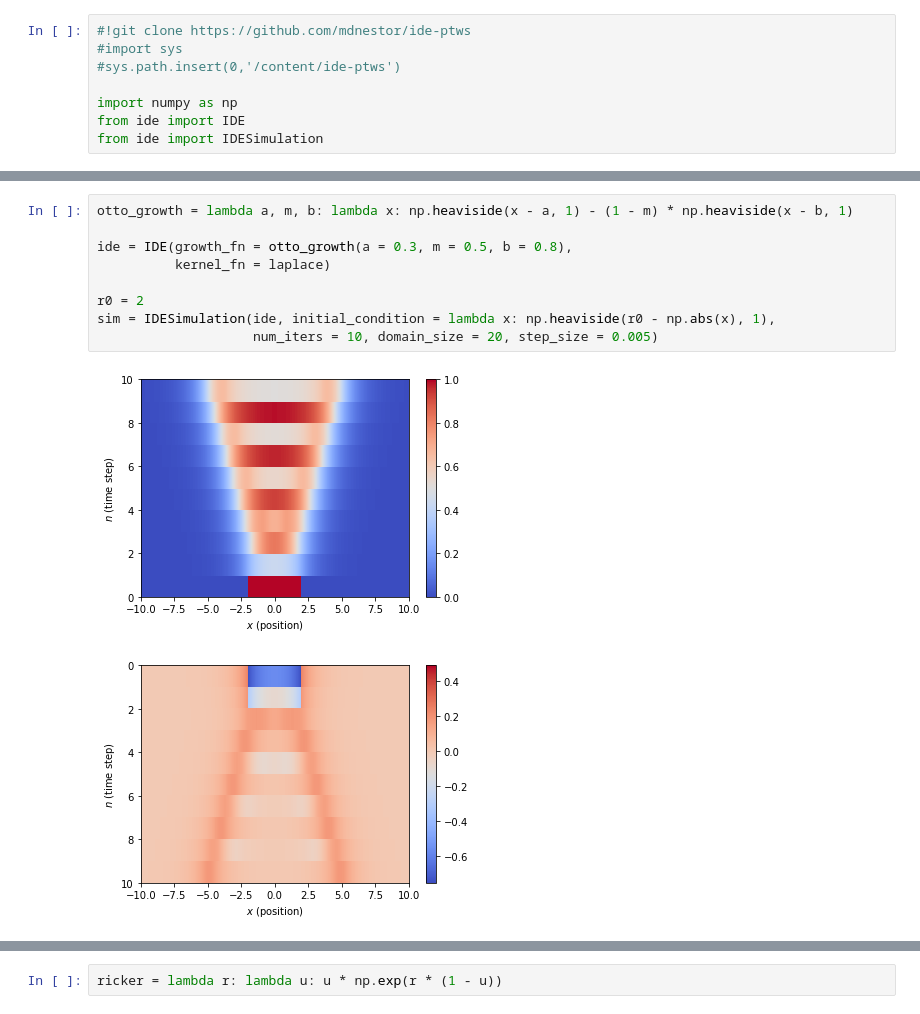
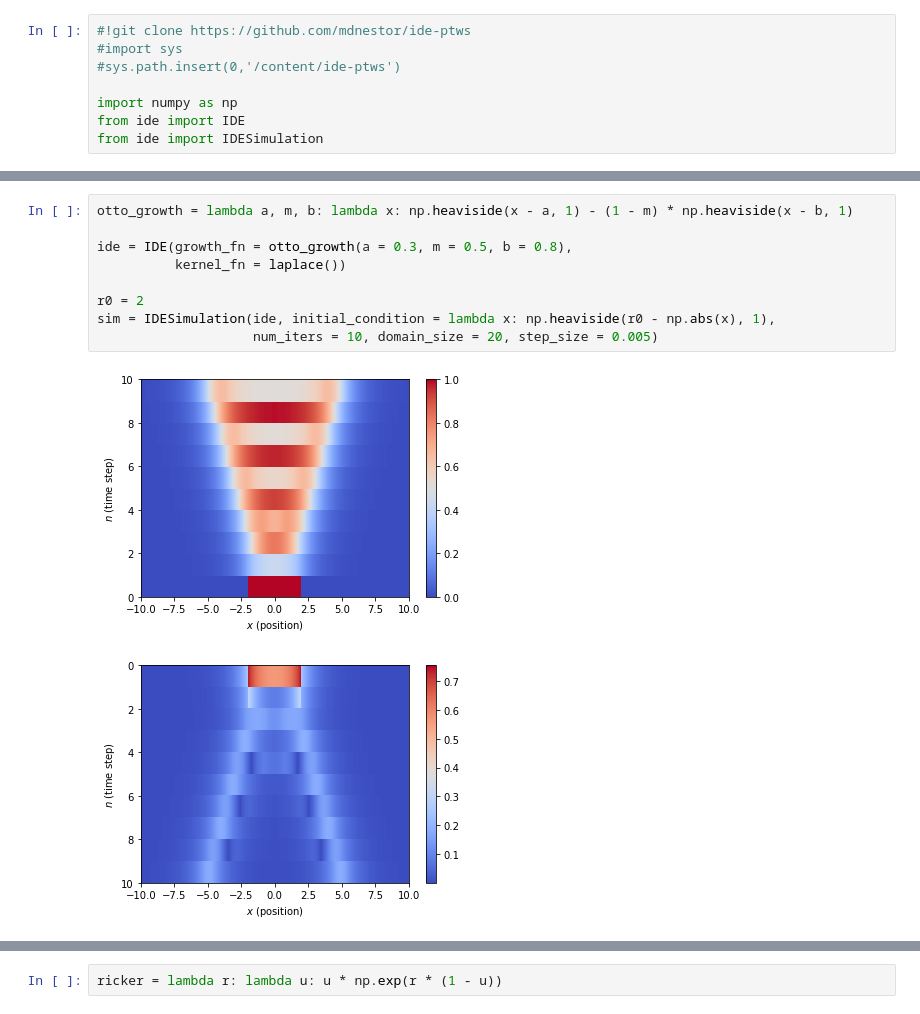
Before and after one commit to mdnestor/ide-ptws, a Jupyter notebook: idesim_notes.ipynb, the cells around one changed output, grey strips where cells are left out. Saved outputs shown, nothing was run; the diff lists cells and outputs as text.

```diff
--- a/idesim_notes.ipynb
+++ b/idesim_notes.ipynb
@@ -39,14 +44,14 @@ IDESimulation(ide, initial_condition = lambda x: np.heaviside(r0 - np.abs(x), 1)
 # %%
 otto_growth = lambda a, m, b: lambda x: np.heaviside(x - a, 1) - (1 - m) * np.heaviside(x - b, 1)
 
 ide = IDE(growth_fn = otto_growth(a = 0.3, m = 0.5, b = 0.8),
-          kernel_fn = laplace)
+          kernel_fn = laplace())
 
 r0 = 2
 sim = IDESimulation(ide, initial_condition = lambda x: np.heaviside(r0 - np.abs(x), 1),
                     num_iters = 10, domain_size = 20, step_size = 0.005)
 # %% [output]
 [figure]
-[figure, old version]
+[figure, new version]
 # %%
 ide = IDE(growth_fn = otto_growth(a = 0.3, m = 0.5, b = 0.8),
```
Also changed, not shown: parts of 28 cells of this notebook.
